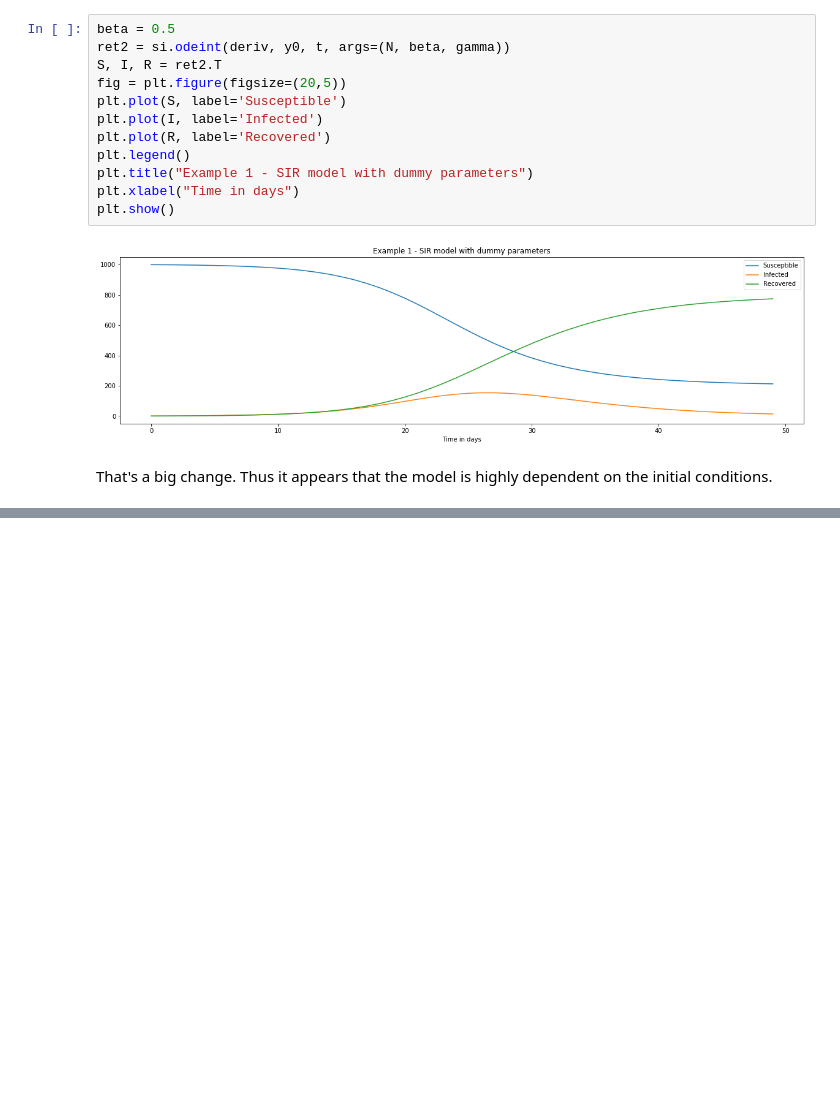
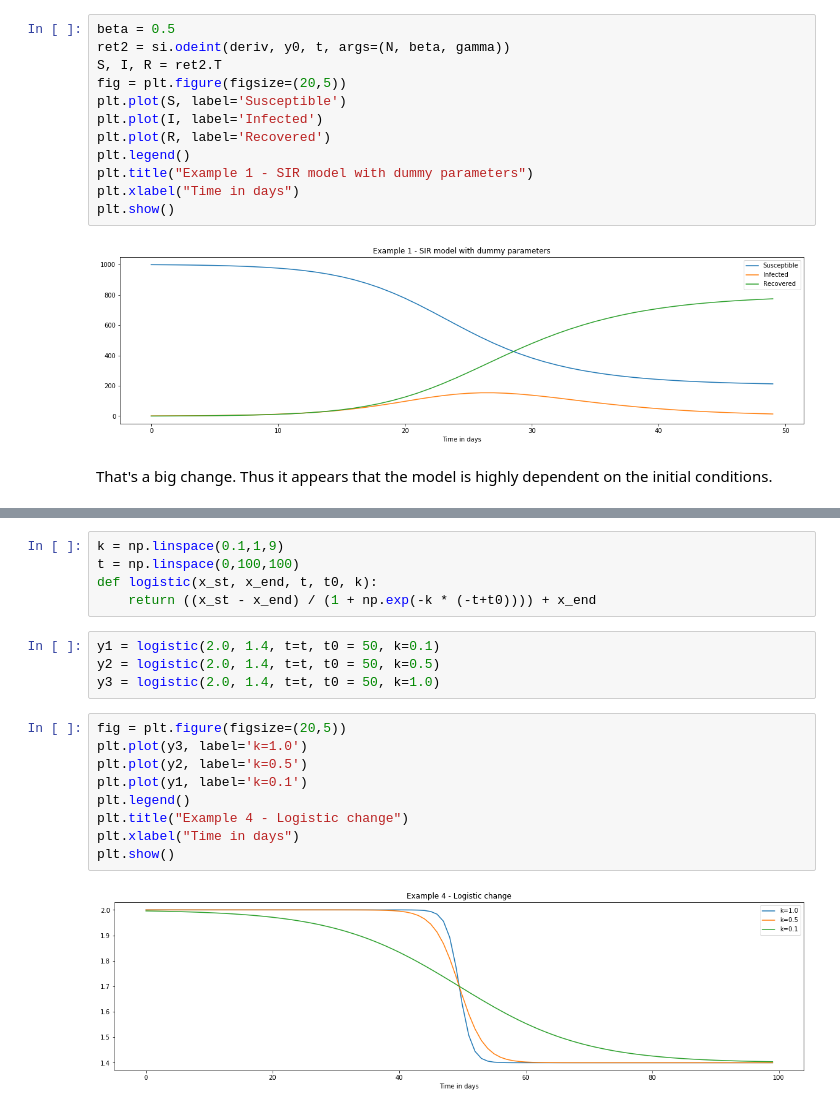
Before and after one commit to jdunavin/InfectiousDisease, a Jupyter notebook: Modeling infectious disease.ipynb, the cells around one changed output, grey strips where cells are left out. Cells and saved outputs as stored; diff of their text form; blank space fills up the shorter version.

```diff
--- a/Modeling infectious disease.ipynb
+++ b/Modeling infectious disease.ipynb
@@ -102,0 +233,20 @@ That's a big change. Thus it appears that the model is highly dependent on the i
+# %%
+k = np.linspace(0.1,1,9)
+t = np.linspace(0,100,100)
+def logistic(x_st, x_end, t, t0, k):
+    return ((x_st - x_end) / (1 + np.exp(-k * (-t+t0)))) + x_end
+# %%
+y1 = logistic(2.0, 1.4, t=t, t0 = 50, k=0.1)
+y2 = logistic(2.0, 1.4, t=t, t0 = 50, k=0.5)
+y3 = logistic(2.0, 1.4, t=t, t0 = 50, k=1.0)
+# %%
+fig = plt.figure(figsize=(20,5))
+plt.plot(y3, label='k=1.0')
+plt.plot(y2, label='k=0.5')
+plt.plot(y1, label='k=0.1')
+plt.legend()
+plt.title("Example 4 - Logistic change")
+plt.xlabel("Time in days")
+plt.show()
+# %% [output]
+[figure, added]
```
Also changed, not shown: parts of 31 cells of this notebook.
